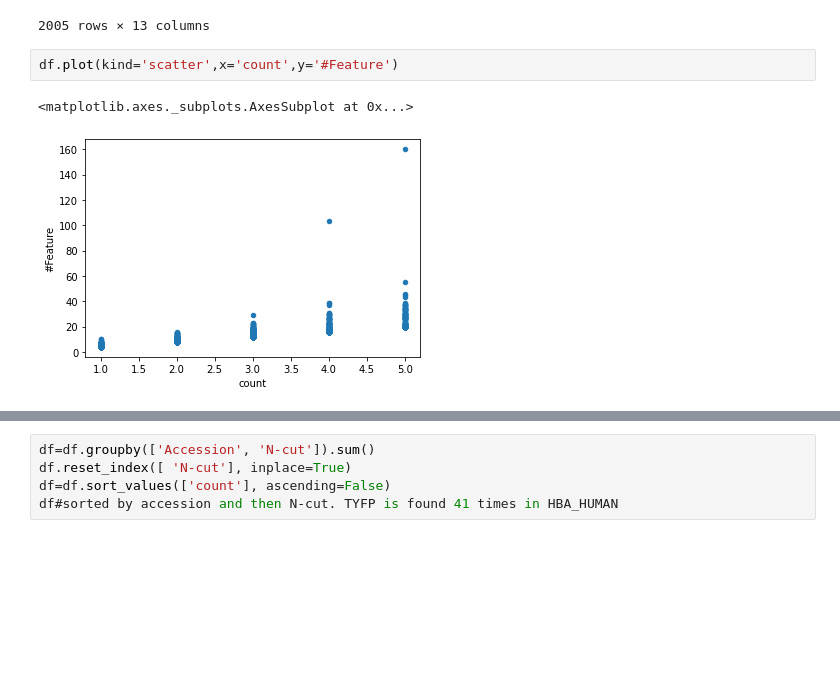
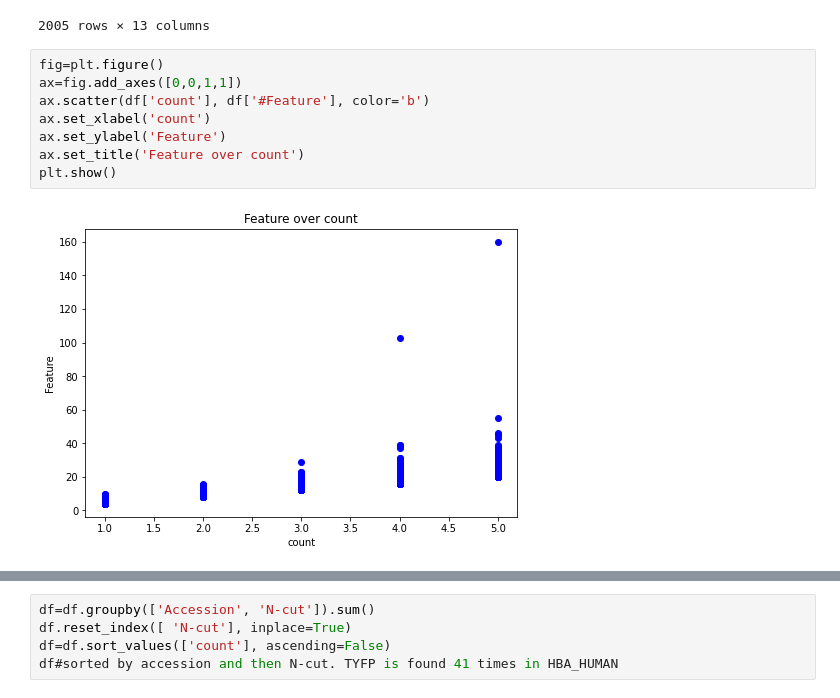
Before and after one commit to ErikHartman/peptidomic_py, a Jupyter notebook: analysis_erik.ipynb, the cells around one changed output, grey strips where cells are left out. Saved outputs shown, nothing was run; the diff lists cells and outputs as text; blank space fills up the shorter version.

```diff
--- a/analysis_erik.ipynb
+++ b/analysis_erik.ipynb
@@ -48,11 +62,16 @@ df
 | sp|Q9Y4L1|HYOU1_HUMAN | VLDLPDLPEDK | 1252.6550 | 11.0 | 74.46 | 4 | 0.0 | 0.0 | 4.0 | ... |
 | sp|Q9Y6W5|WASF2_HUMAN | SDLLSAIRQGFQL | 1446.7831 | 13.0 | 112.62 | 4 | 0.0 | 4.0 | 0.0 | ... |
 2005 rows × 13 columns
-# %%
-df.plot(kind='scatter',x='count',y='#Feature')
-# %% [output]
-<matplotlib.axes._subplots.AxesSubplot at 0x...>
-[figure, removed]
+# %%
+fig=plt.figure()
+ax=fig.add_axes([0,0,1,1])
+ax.scatter(df['count'], df['#Feature'], color='b')
+ax.set_xlabel('count')
+ax.set_ylabel('Feature')
+ax.set_title('Feature over count')
+plt.show()
+# %% [output]
+[figure, added]
 # %%
 df.sort_values(['#Feature'], ascending=False)
 # %% [output]
```
Also changed, not shown: parts of 4 cells of this notebook, 1 other file.
